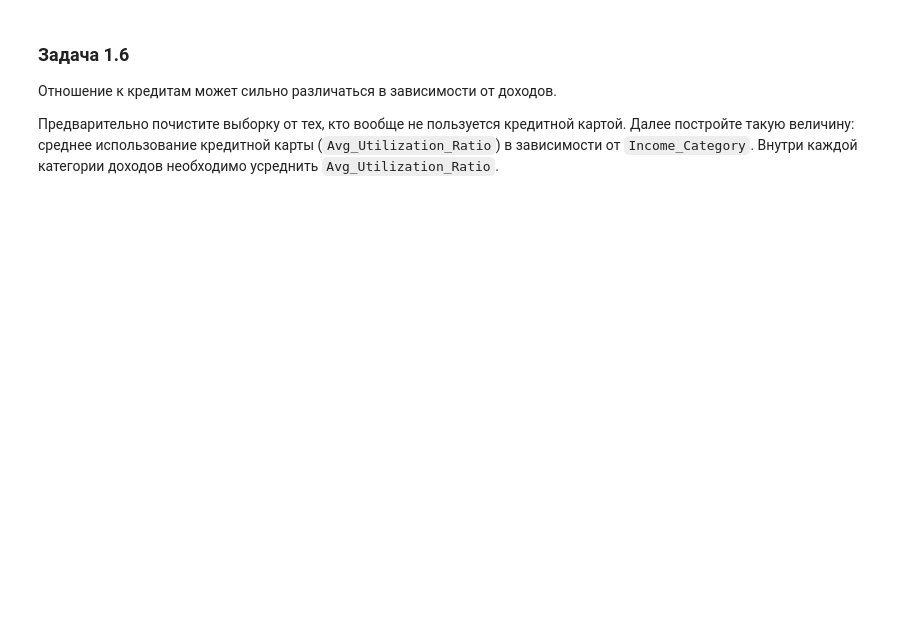
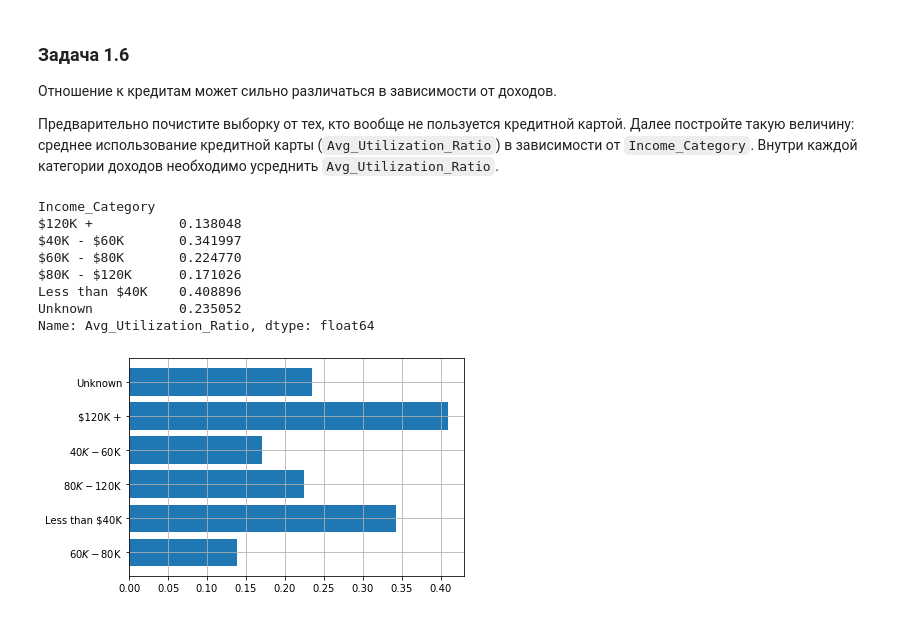
Before and after one commit to marinaivanova198/dap_test_05_12, a Jupyter notebook: DAP_test.ipynb, the cells around one changed output. Drawn from its saved outputs; the diff is of its cells as text; code cells hidden in the pictures; blank space fills up the shorter version.

```diff
--- a/DAP_test.ipynb
+++ b/DAP_test.ipynb
@@ -73,3 +121,20 @@ df = pd.read_csv('credit_card_users.csv')
 
 Предварительно почистите выборку от тех, кто вообще не пользуется кредитной картой.
 Далее постройте такую величину: среднее использование кредитной карты (`Avg_Utilization_Ratio`) в зависимости от `Income_Category`. Внутри каждой категории доходов необходимо усреднить `Avg_Utilization_Ratio`.
+# %%
+df_ = df[df['Attrition_Flag'] == 'Existing Customer']
+# %%
+print(df_.groupby('Income_Category')['Avg_Utilization_Ratio'].mean())
+plt.barh(df_.Income_Category.unique(), df_.groupby('Income_Category')['Avg_Utilization_Ratio'].mean())
+plt.grid(True)
+plt.show()
+# %% [output]
+Income_Category
+$120K +           0.138048
+$40K - $60K       0.341997
+$60K - $80K       0.224770
+$80K - $120K      0.171026
+Less than $40K    0.408896
+Unknown           0.235052
+Name: Avg_Utilization_Ratio, dtype: float64
+[figure, added]
```
Also changed, not shown: parts of 15 cells of this notebook.
